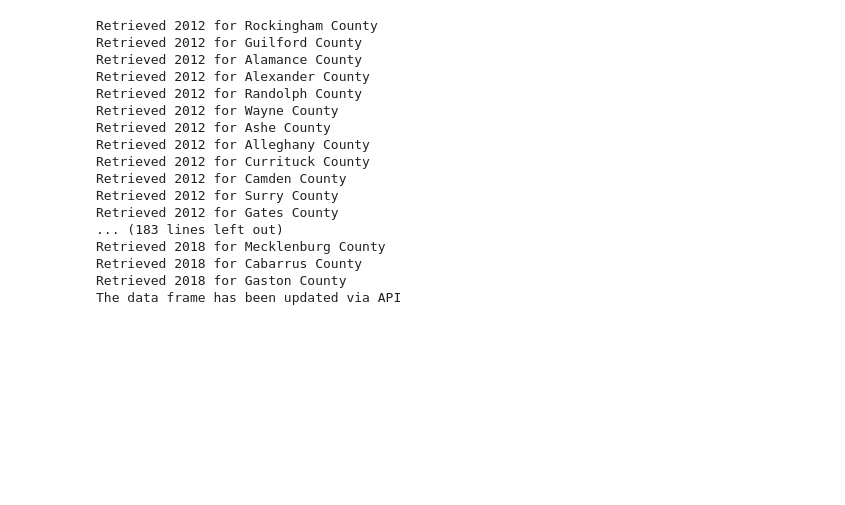
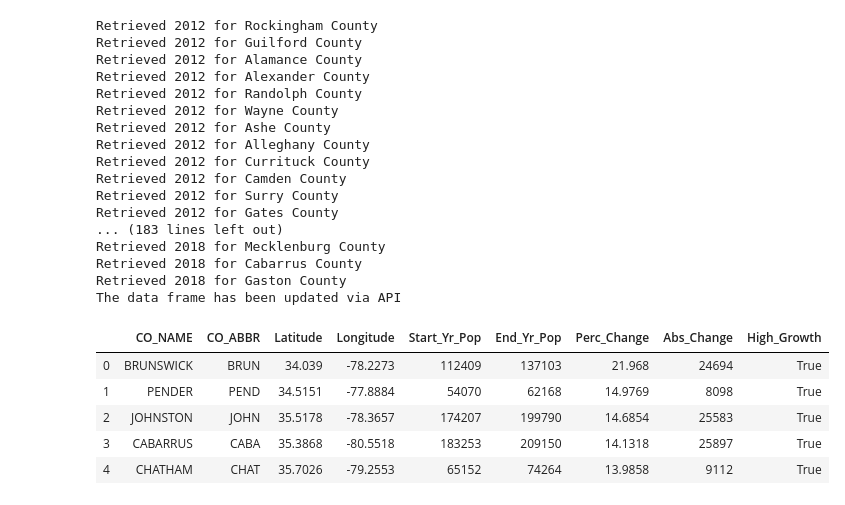
Before and after one commit to jasgarcia/NCGrowth, a Jupyter notebook: NC_County_Growth.ipynb, the cells around one changed output. Cells and saved outputs as stored; diff of their text form; code cells hidden in the pictures; blank space fills up the shorter version.

Commit message:
further work on NC County Growth, added img directory to repo

```diff
--- a/NC_County_Growth.ipynb
+++ b/NC_County_Growth.ipynb
@@ -127,3 +131,27 @@ Retrieved 2018 for Mecklenburg County
 Retrieved 2018 for Cabarrus County
 Retrieved 2018 for Gaston County
 The data frame has been updated via API
+# %%
+#drop na rows
+proj_df = proj_df.dropna().copy()
+
+ #add column for % change
+proj_df['Perc_Change']= ((proj_df['End_Yr_Pop'] - proj_df['Start_Yr_Pop'])/proj_df['Start_Yr_Pop'])*100
+proj_df['Abs_Change']= (proj_df['End_Yr_Pop'] - proj_df['Start_Yr_Pop'])
+
+ #add a boolean column for % change > 10%
+proj_df['High_Growth']= proj_df['Perc_Change'] >= 10
+
+ #sort in descending order
+proj_df.sort_values(by = ['Perc_Change'] , ascending=False, inplace = True)
+proj_df = proj_df.reset_index(drop = True)
+
+#check that data frame was populated
+proj_df.head()
+# %% [output]
+|  | CO_NAME | CO_ABBR | Latitude | Longitude | Start_Yr_Pop | End_Yr_Pop | Perc_Change | Abs_Change | High_Growth |
+| 0 | BRUNSWICK | BRUN | 34.039 | -78.2273 | 112409 | 137103 | 21.968 | 24694 | True |
+| 1 | PENDER | PEND | 34.5151 | -77.8884 | 54070 | 62168 | 14.9769 | 8098 | True |
+| 2 | JOHNSTON | JOHN | 35.5178 | -78.3657 | 174207 | 199790 | 14.6854 | 25583 | True |
+| 3 | CABARRUS | CABA | 35.3868 | -80.5518 | 183253 | 209150 | 14.1318 | 25897 | True |
+| 4 | CHATHAM | CHAT | 35.7026 | -79.2553 | 65152 | 74264 | 13.9858 | 9112 | True |
```
Also changed, not shown: parts of 3 cells of this notebook, 1 other file.
